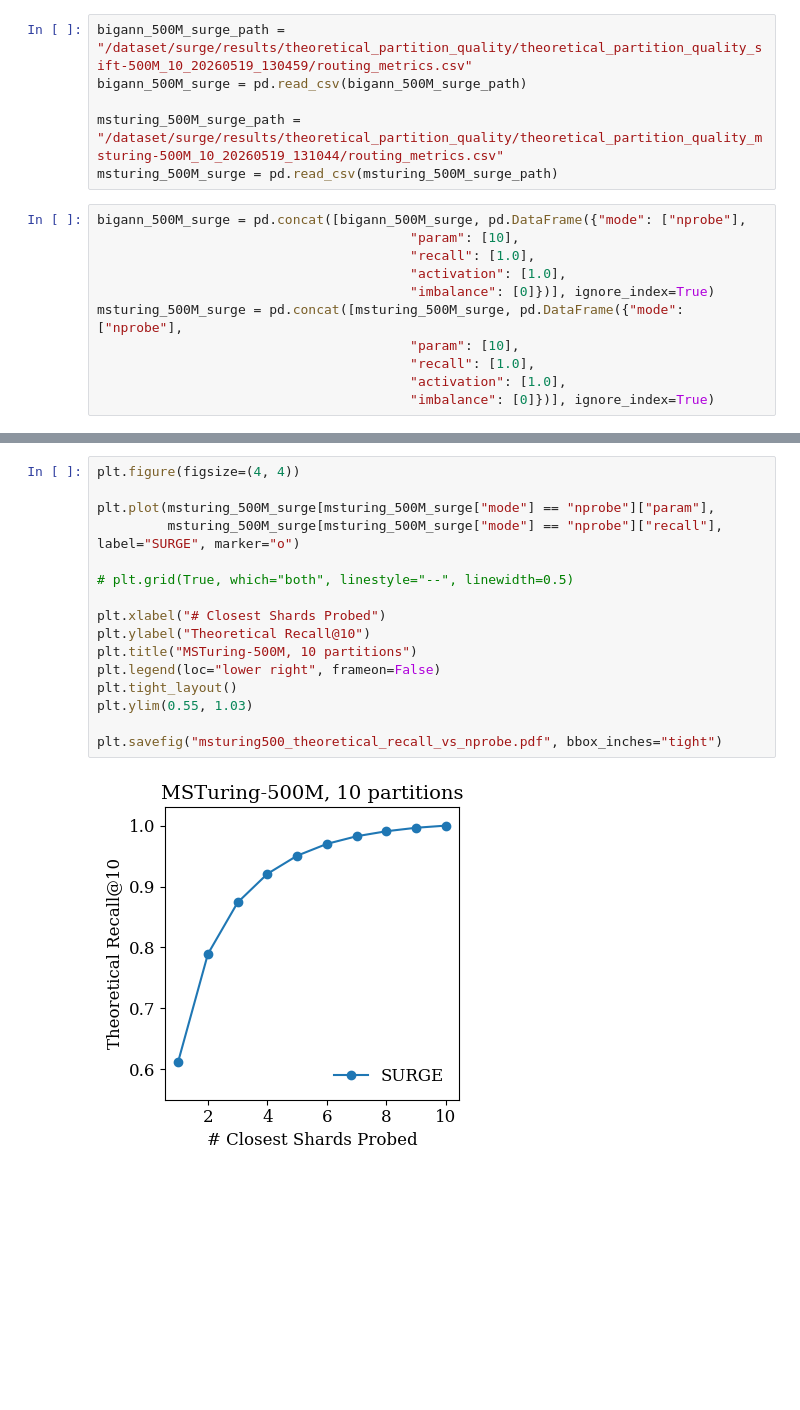
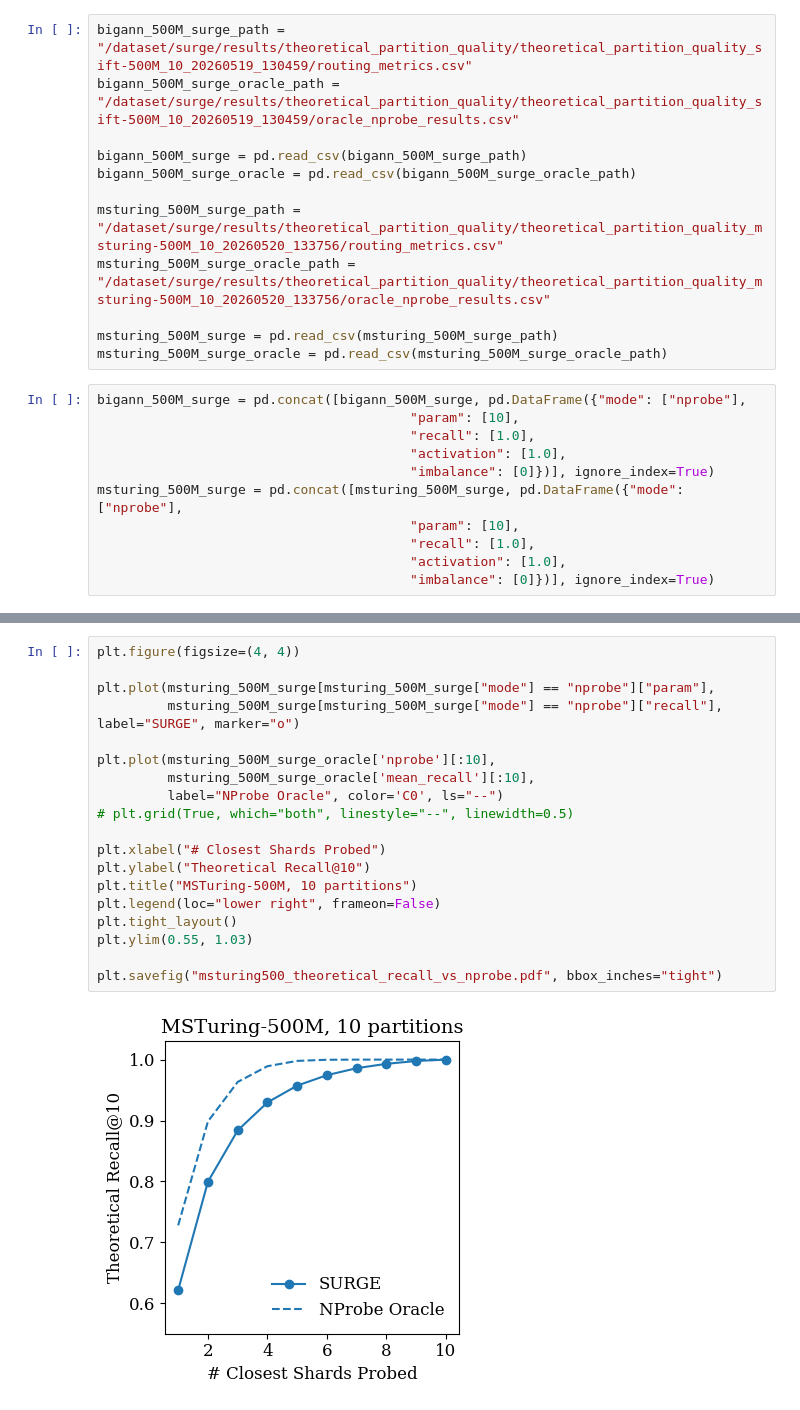
Before and after one commit to dkhimey/surge, a Jupyter notebook: plot_results/figure1/plot_figure1.ipynb, the cells around one changed output, grey strips where cells are left out. Saved outputs shown, nothing was run; the diff lists cells and outputs as text; blank space fills up the shorter version.

```diff
--- a/plot_results/figure1/plot_figure1.ipynb
+++ b/plot_results/figure1/plot_figure1.ipynb
@@ -134,9 +159,15 @@ plt.savefig("sift100_theoretical_recall_vs_nprobe.pdf", bbox_inches="tight")
 # %%
 bigann_500M_surge_path = "/dataset/surge/results/theoretical_partition_quality/theoretical_partition_quality_sift-500M_10_20260519_130459/routing_metrics.csv"
+bigann_500M_surge_oracle_path = "/dataset/surge/results/theoretical_partition_quality/theoretical_partition_quality_sift-500M_10_20260519_130459/oracle_nprobe_results.csv"
+
 bigann_500M_surge = pd.read_csv(bigann_500M_surge_path)
+bigann_500M_surge_oracle = pd.read_csv(bigann_500M_surge_oracle_path)
 
-msturing_500M_surge_path = "/dataset/surge/results/theoretical_partition_quality/theoretical_partition_quality_msturing-500M_10_20260519_131044/routing_metrics.csv"
+msturing_500M_surge_path = "/dataset/surge/results/theoretical_partition_quality/theoretical_partition_quality_msturing-500M_10_20260520_133756/routing_metrics.csv"
+msturing_500M_surge_oracle_path = "/dataset/surge/results/theoretical_partition_quality/theoretical_partition_quality_msturing-500M_10_20260520_133756/oracle_nprobe_results.csv"
+
 msturing_500M_surge = pd.read_csv(msturing_500M_surge_path)
+msturing_500M_surge_oracle = pd.read_csv(msturing_500M_surge_oracle_path)
 # %%
 bigann_500M_surge = pd.concat([bigann_500M_surge, pd.DataFrame({"mode": ["nprobe"],
                                         "param": [10],
@@ -171,18 +206,21 @@ plt.savefig("sift500_theoretical_recall_vs_nprobe.pdf", bbox_inches="tight")
 # %%
 plt.figure(figsize=(4, 4))
 
 plt.plot(msturing_500M_surge[msturing_500M_surge["mode"] == "nprobe"]["param"],
          msturing_500M_surge[msturing_500M_surge["mode"] == "nprobe"]["recall"], label="SURGE", marker="o")
 
+plt.plot(msturing_500M_surge_oracle['nprobe'][:10],
+         msturing_500M_surge_oracle['mean_recall'][:10],
+         label="NProbe Oracle", color='C0', ls="--")
 # plt.grid(True, which="both", linestyle="--", linewidth=0.5)
 
 plt.xlabel("# Closest Shards Probed")
 plt.ylabel("Theoretical Recall@10")
 plt.title("MSTuring-500M, 10 partitions")
 plt.legend(loc="lower right", frameon=False)
 plt.tight_layout()
 plt.ylim(0.55, 1.03)
 
 plt.savefig("msturing500_theoretical_recall_vs_nprobe.pdf", bbox_inches="tight")
 # %% [output]
-[figure, old version]
+[figure, new version]
```
Also changed, not shown: parts of 5 cells of this notebook, 4 other files.
